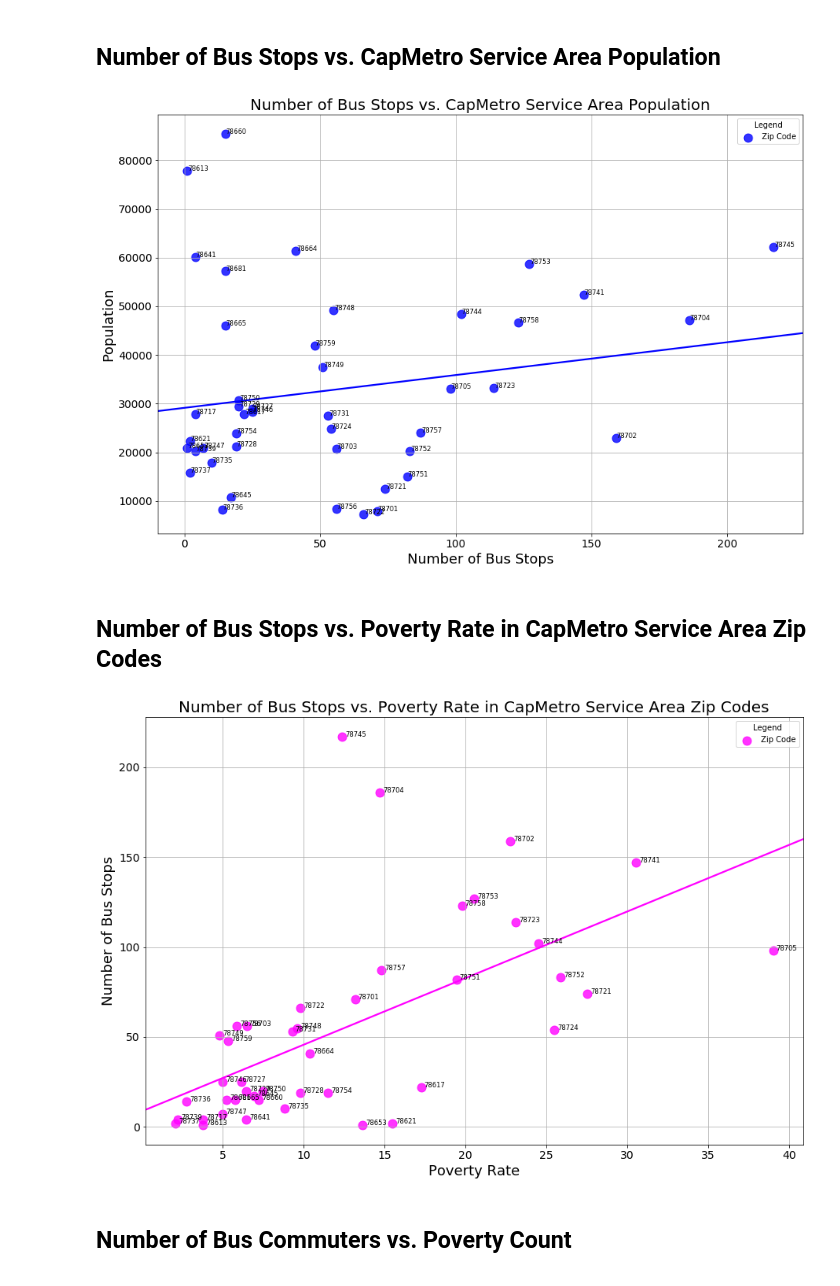
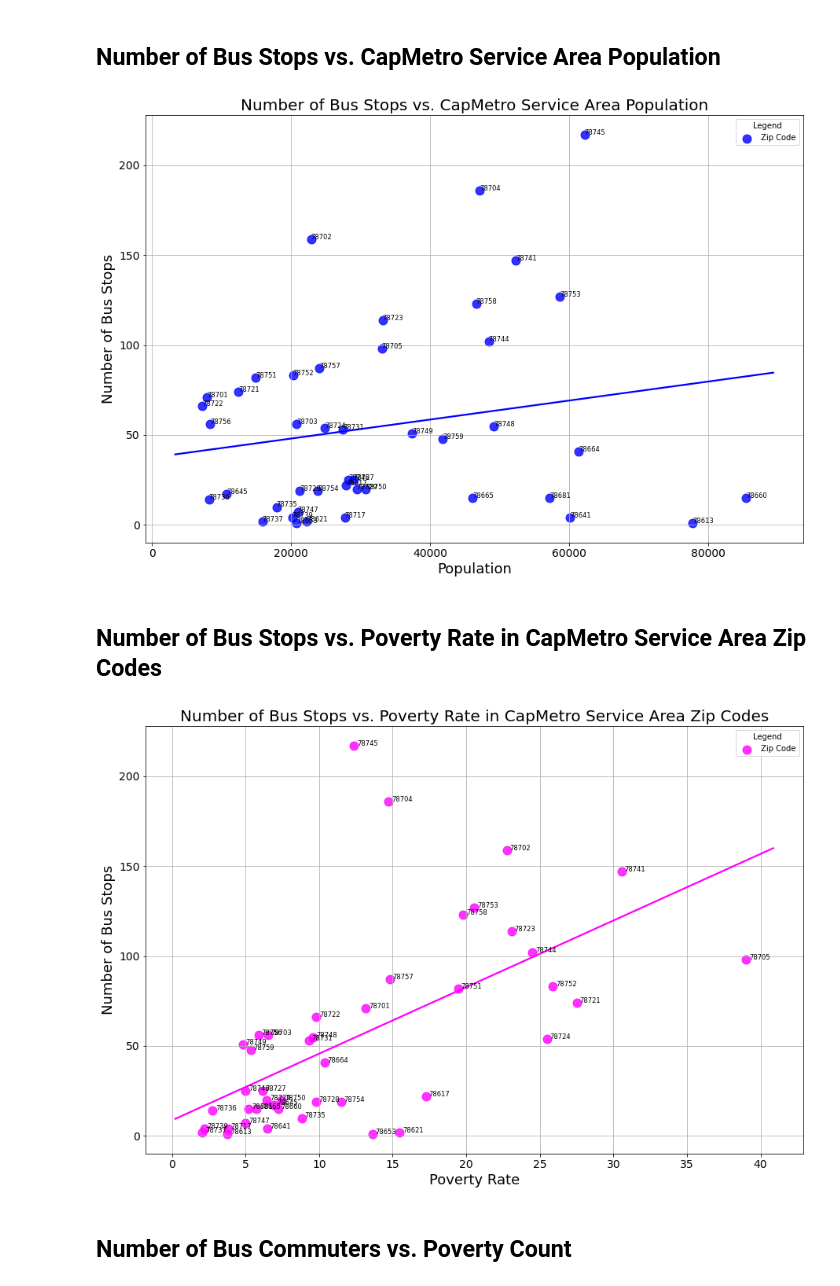
Before and after one commit to akkheyy/Project_1, a Jupyter notebook: Group_Project.ipynb, the cells around one changed output. Saved outputs shown, nothing was run; the diff lists cells and outputs as text; code cells hidden in the pictures.

```diff
--- a/Group_Project.ipynb
+++ b/Group_Project.ipynb
@@ -234,12 +243,23 @@ plt.close()
 # %% [markdown]
 ## Scatter Plots DataFrame
 # %%
-zip_code_data = master_df.loc[:, ["Zip_Codes", "Poverty_Count", "Work_Pop_Bus", "Poverty_Rate", "Population"]].drop_duplicates()
-bus_stop_count = master_df.groupby('Zip_Codes').count()['stop_name']
+zip_code_data = master_df.loc[
+    :, ["Zip_Codes", "Poverty_Count", "Work_Pop_Bus", "Poverty_Rate", "Population"]
+].drop_duplicates()
+bus_stop_count = master_df.groupby("Zip_Codes").count()["stop_name"]
 
-plot_data = pd.merge(bus_stop_count, zip_code_data, on = ('Zip_Codes','Zip_Codes'), how = 'inner')
+plot_data = pd.merge(
+    bus_stop_count, zip_code_data, on=("Zip_Codes", "Zip_Codes"), how="inner"
+)
 
-plot_data.columns= ["Zip_Codes","Bus_Stop_Quantity","Poverty_Count", "Work_Pop_Bus", "Poverty_Rate", "Population"]
+plot_data.columns = [
+    "Zip_Codes",
+    "Bus_Stop_Quantity",
+    "Poverty_Count",
+    "Work_Pop_Bus",
+    "Poverty_Rate",
+    "Population",
+]
 
 df = plot_data
 df.head()
@@ -253,39 +273,71 @@ df.head()
 # %% [markdown]
 ## Number of Bus Stops vs. CapMetro Service Area Population
 # %%
-plt.figure(figsize = (15,10))
+plt.figure(figsize=(15, 10))
 
-pop_plot = sns.regplot(data= df, x= "Bus_Stop_Quantity", y= "Population", marker= "o", scatter_kws={'s':120}, ci=None, label= "Zip Code", color= "#0000ff")
+pop_plot = sns.regplot(
+    data=df,
+    x="Population",
+    y="Bus_Stop_Quantity",
+    marker="o",
+    scatter_kws={"s": 120},
+    ci=None,
+    label="Zip Code",
+    color="#0000ff",
+)
 
 # add annotations one by one with a loop
 for line in range(0, df.shape[0]):
-     pop_plot.text(df.Bus_Stop_Quantity[line] + 0.2, df.Population[line], df.Zip_Codes[line], horizontalalignment= 'left', size= 'small', color= "black")
+    pop_plot.text(
+        df.Population[line] + 0.2,
+        df.Bus_Stop_Quantity[line],
+        df.Zip_Codes[line],
+        horizontalalignment="left",
+        size="small",
+        color="black",
+    )
 
 plt.grid()
-plt.legend(title= "Legend", loc= "upper right")
+plt.legend(title="Legend", loc="upper right")
 plt.title("Number of Bus Stops vs. CapMetro Service Area Population")
-plt.xlabel("Number of Bus Stops")
-plt.ylabel("Population")
+plt.xlabel("Population")
+plt.ylabel("Number of Bus Stops")
 
-plt.savefig("Bus_Stop_VS_Population.png")
+plt.savefig("Population_VS_Bus_Stops.png")
 
 plt.show()
 plt.close()
 # %% [output]
-[figure, old version]
+[figure, new version]
 # %% [markdown]
 ## Number of Bus Stops vs. Poverty Rate in CapMetro Service Area Zip Codes
 # %%
-plt.figure(figsize = (15,10))
+plt.figure(figsize=(15, 10))
 
-poverty_rate_plot = sns.regplot(data= df, x= "Poverty_Rate", y= "Bus_Stop_Quantity", marker= "o", scatter_kws={'s':120}, ci=None, label= "Zip Code", color= "#ff00ff")
+poverty_rate_plot = sns.regplot(
+    data=df,
+    x="Poverty_Rate",
+    y="Bus_Stop_Quantity",
+    marker="o",
+    scatter_kws={"s": 120},
+    ci=None,
+    label="Zip Code",
+    color="#ff00ff",
+)
 
 # add annotations one by one with a loop
 for line in range(0, df.shape[0]):
-     poverty_rate_plot.text(df.Poverty_Rate[line] + 0.2, df.Bus_Stop_Quantity[line], df.Zip_Codes[line], horizontalalignment= 'left', size= 'small', color= "black")
+    poverty_rate_plot.text(
+        df.Poverty_Rate[line] + 0.2,
+        df.Bus_Stop_Quantity[line],
+        df.Zip_Codes[line],
+        horizontalalignment="left",
+        size="small",
+        color="black",
+    )
 
 plt.grid()
-plt.legend(title= "Legend", loc= "upper right")
+plt.legend(title="Legend", loc="upper right")
 plt.title("Number of Bus Stops vs. Poverty Rate in CapMetro Service Area Zip Codes")
 plt.xlabel("Poverty Rate")
 plt.ylabel("Number of Bus Stops")
@@ -295,7 +347,7 @@ plt.savefig("Bus_Stop_VS_Poverty_Rate.png")
 plt.show()
 plt.close()
 # %% [output]
-[figure, old version]
+[figure, new version]
 # %% [markdown]
 ## Number of Bus Commuters  vs. Poverty Count
 # %%
```
Also changed, not shown: parts of 13 cells of this notebook, 6 other files.
